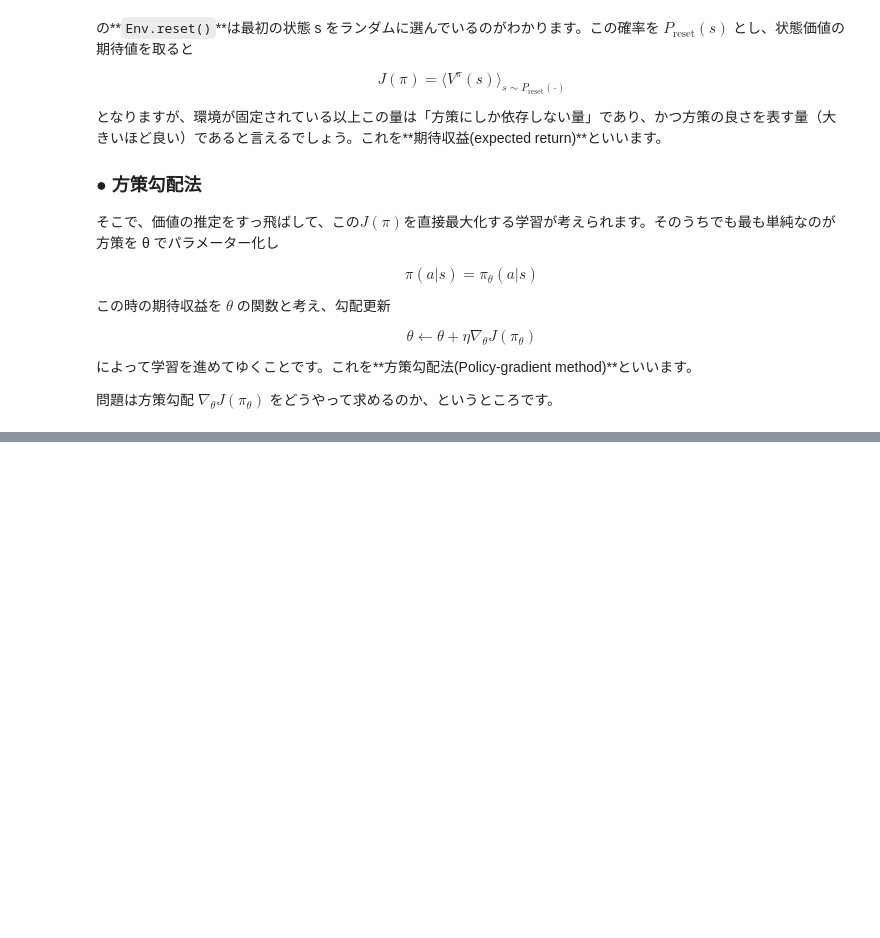
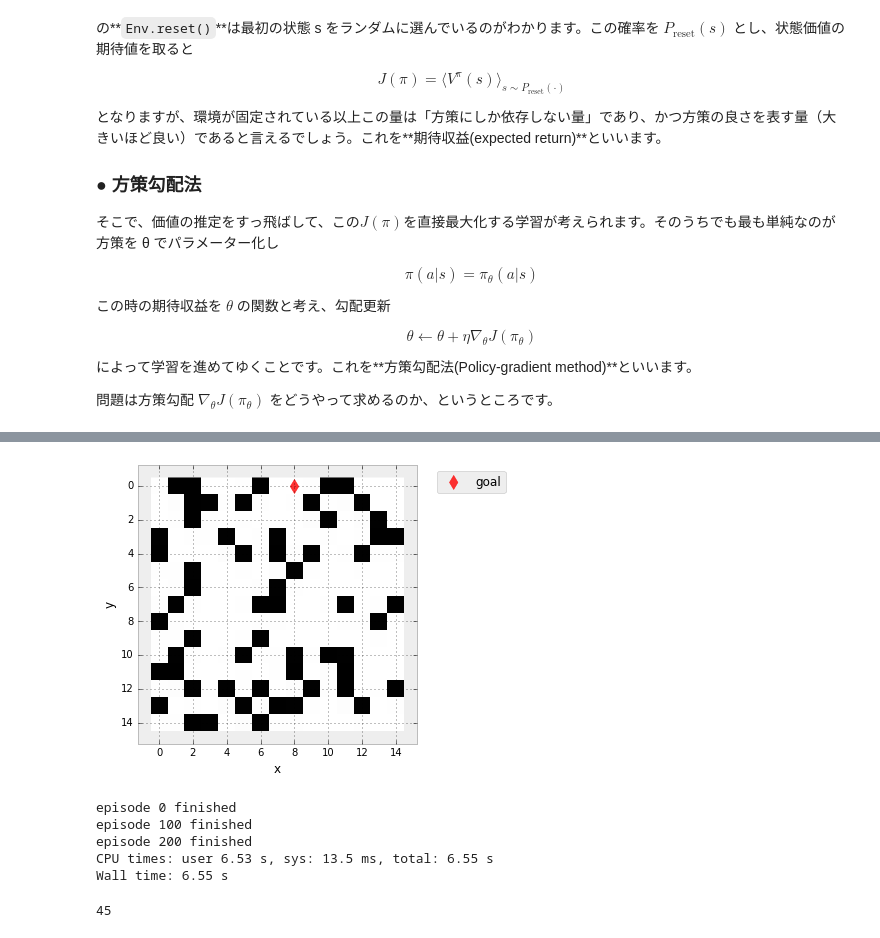
Before and after one commit to AkinoriTanaka-phys/HPC-Phys_tutorial_and_hands-on, a Jupyter notebook: section3.ipynb, the cells around one changed output, grey strips where cells are left out. Cells and saved outputs as stored; diff of their text form; code cells hidden in the pictures; blank space fills up the shorter version.

```diff
--- a/section3.ipynb
+++ b/section3.ipynb
@@ -266,0 +480,38 @@ $
+# %%
+Env = MazeEnv(15,15, 1.2)
+Env.render()
+# %% [output]
+[figure, added]
+# %%
+%%time
+f = Parameters(Env)
+Pi=Softmax(Env, f=f, temp=.1)
+Agt = Agent(Pi)
+Opt = REINFORCE_optimizer(Agt, eta=1.)
+
+for episode in range(300):
+    Env.reset()
+    orbit = []
+    while not Env.is_solved():
+        state0 = Env.get_state()
+        action = Agt.play()
+        state1, reward, _, _ = Env.step(action)
+        if Env.status=='Moved':
+            orbit.append([state0.tolist(), action])
+        if Env.t > 100: # たまにゴールできない位置に置かれてしまうので
+            break
+    Opt.update(orbit)
+    #print(f.get_values([1,0]))
+    if episode%100==0:
+        #print(Pi.get_prob_table())
+        print('episode {} finished'.format(episode))
+# %% [output]
+episode 0 finished
+episode 100 finished
+episode 200 finished
+CPU times: user 6.53 s, sys: 13.5 ms, total: 6.55 s
+Wall time: 6.55 s
+# %%
+Opt.N
+# %% [output]
+45
```
Also changed, not shown: parts of 21 cells of this notebook.
